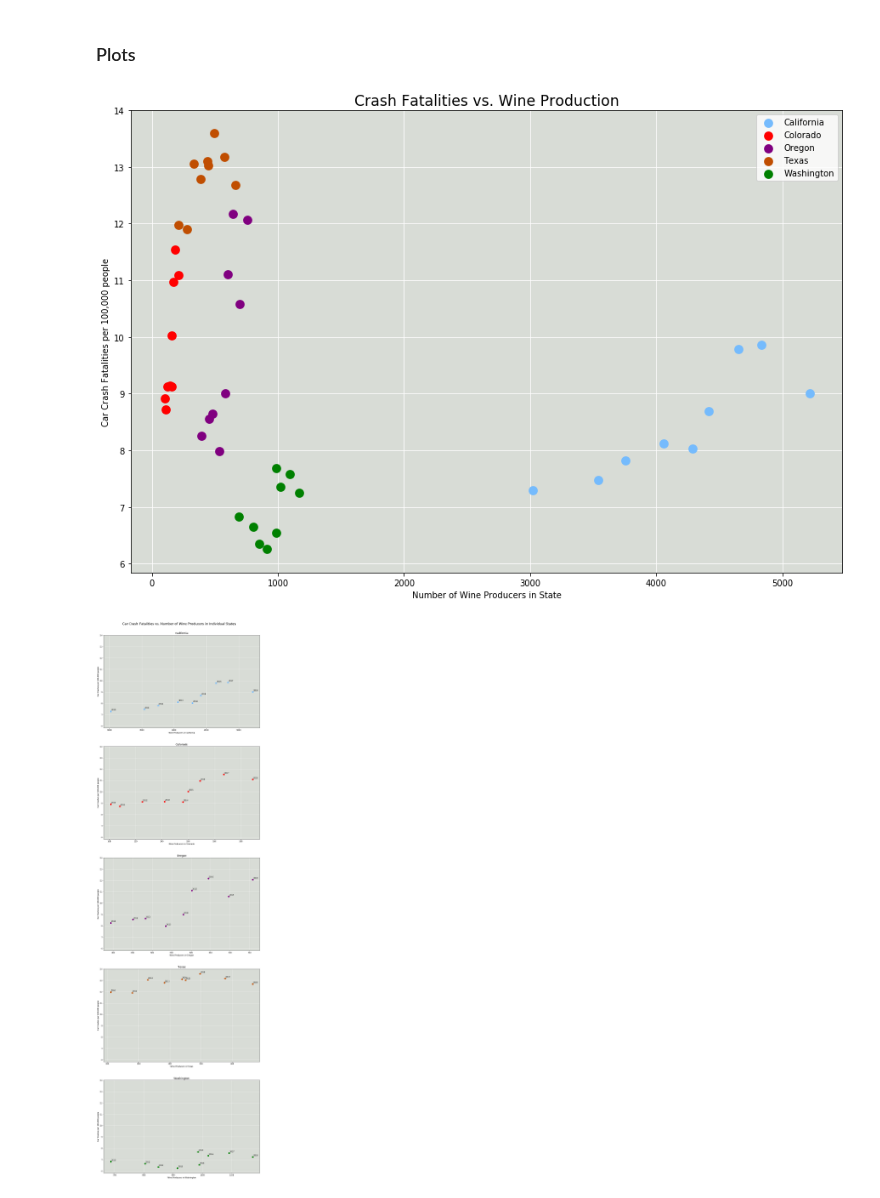
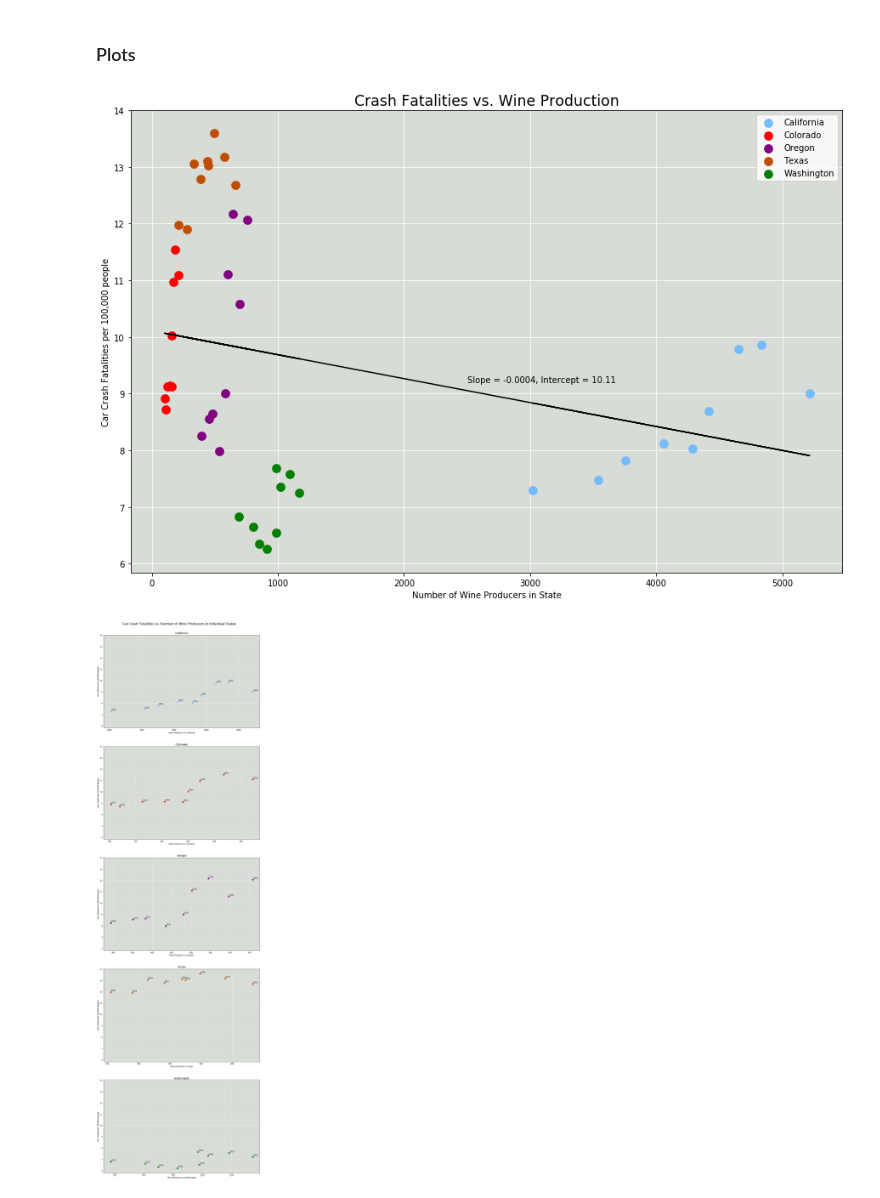
Before and after one commit to epayne323/ProjectOneRepo, a Jupyter notebook: Notebooks/working_EP.ipynb, the cells around one changed output. Cells and saved outputs as stored; diff of their text form; code cells hidden in the pictures.

Commit message:
added regression line

```diff
--- a/Notebooks/working_EP.ipynb
+++ b/Notebooks/working_EP.ipynb
@@ -177,0 +180,6 @@ wine_crash
+# %%
+w = wine_crash.loc[:, [x + "_wine" for x in crash_years]].values.flatten()
+cr = wine_crash.loc[:, [x + "_crash" for x in crash_years]].values.flatten()*100000/wine_crash.loc[:, crash_years].values.flatten()
+# There is actually a negative correlation between wine production and crash fatalities
+wine_crash_regression = stats.linregress(w,cr.astype(float))
+wine_crash_regression
@@ -180,31 +210,36 @@ wine_crash
 # %%
 plt.figure(figsize=(15,10), facecolor="w")
 plt.title("Crash Fatalities vs. Wine Production", size="xx-large")
 axes = plt.axes()
 
 axes.set_facecolor("xkcd:light grey")
 axes.set_axisbelow(True)
 axes.grid(axis="both", color = "w")
 
-# axes.title()
-
 axes.set_xlabel("Number of Wine Producers in State")
 axes.set_ylabel("Car Crash Fatalities per 100,000 people")
 
 for state in state_colors.keys():
 
     staterow = wine_crash["STATENAME"]==state
+
+    # transposing these so that the scatter plot will accept them as arguments
     wineprods = wine_crash.loc[staterow, [x + "_wine" for x in crash_years]].transpose()
     crashes = wine_crash.loc[staterow, [x + "_crash" for x in crash_years]].transpose()
     pops = wine_crash.loc[staterow, crash_years].transpose()
 
     plt.scatter(wineprods.values, crashes.values*100000/pops.values, c=state_colors[state],
                 label=state, linewidth=3, s=60)
     plt.legend(loc="upper right")
 
+# here w is the list of all wine producers, used previously for the regression
+plt.plot(w, w*wine_crash_regression[0] + wine_crash_regression[1], c="black")
+plt.annotate(f"Slope = {round(wine_crash_regression[0],4)}," + \
+             f" Intercept = {round(wine_crash_regression[1],2)}",
+             (2500, 9.2))
 plt.savefig(os.path.join("..","Images", "Crash Fatalities vs. Wine Production Among Top 5 States.png"))
 # %% [output]
-[figure, old version]
+[figure, new version]
 # %%
 # 5 subplots for 5 states
 fig, axes = plt.subplots(5, sharey=True, figsize=(15,48), facecolor="w")
```
Also changed, not shown: parts of 6 cells of this notebook, 1 other file.
